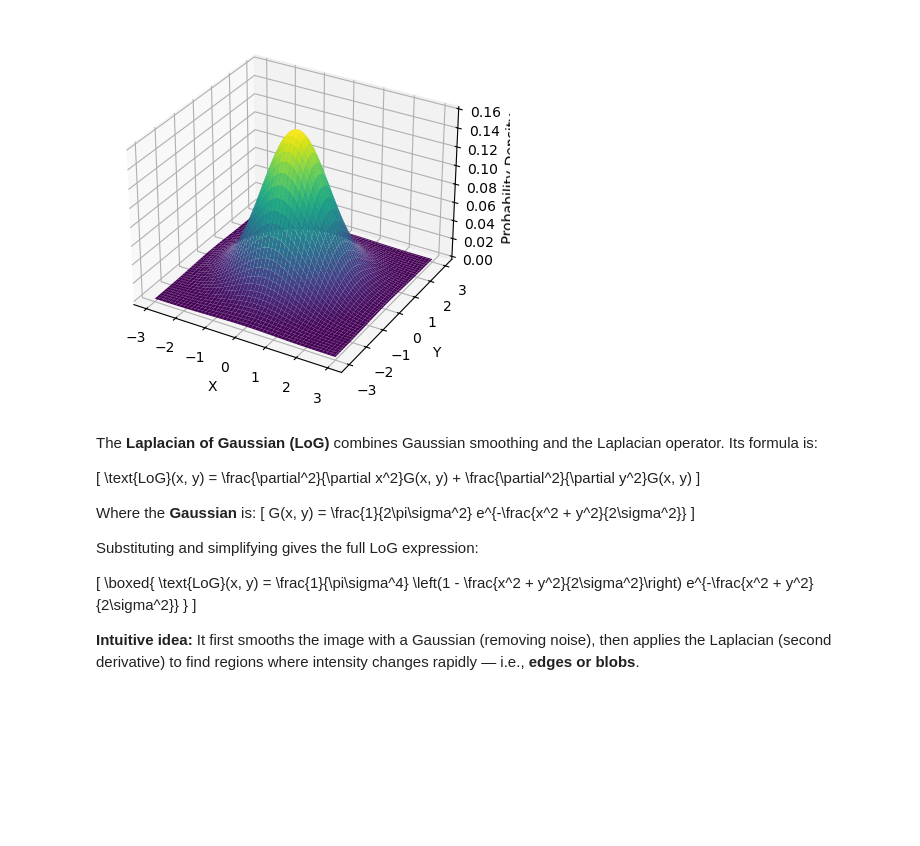
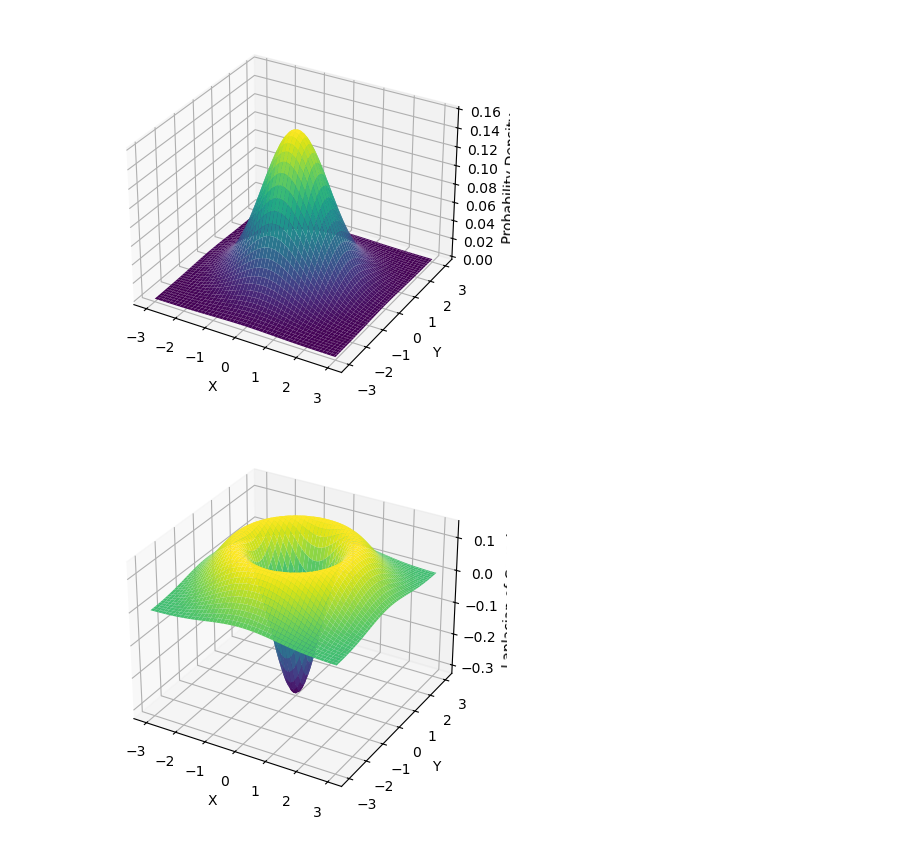
Before and after one commit to praveen2k2/Image_Processing_A, a Jupyter notebook: Assigment_2/assigment2.ipynb, the cells around one changed output. Saved outputs shown, nothing was run; the diff lists cells and outputs as text; code cells hidden in the pictures; blank space fills up the shorter version.

```diff
--- a/Assigment_2/assigment2.ipynb
+++ b/Assigment_2/assigment2.ipynb
@@ -38,52 +38,27 @@ ax.set_zlabel('Probability Density')
 plt.show()
 # %% [output]
 [figure]
-# %% [markdown]
-The **Laplacian of Gaussian (LoG)** combines Gaussian smoothing and the Laplacian operator. Its formula is:
-
-[
-\text{LoG}(x, y) = \frac{\partial^2}{\partial x^2}G(x, y) + \frac{\partial^2}{\partial y^2}G(x, y)
-]
-
-Where the **Gaussian** is:
-[
-G(x, y) = \frac{1}{2\pi\sigma^2} e^{-\frac{x^2 + y^2}{2\sigma^2}}
-]
-
-Substituting and simplifying gives the full LoG expression:
-
-[
-\boxed{
-\text{LoG}(x, y) = \frac{1}{\pi\sigma^4}
-\left(1 - \frac{x^2 + y^2}{2\sigma^2}\right)
-e^{-\frac{x^2 + y^2}{2\sigma^2}}
-}
-]
-
-**Intuitive idea:**
-It first smooths the image with a Gaussian (removing noise), then applies the Laplacian (second derivative) to find regions where intensity changes rapidly — i.e., **edges or blobs**.
 # %%
 import numpy as np
 import matplotlib.pyplot as plt
 from mpl_toolkits.mplot3d import Axes3D
 
-# Parameters
-sigma = 2
-x = np.linspace(10, 10, 6*sigma)
-y = np.linspace(-3*sigma, 3*sigma, 6*sigma)
+# Create grid
+x = np.linspace(-3, 3, 100)
+y = np.linspace(-3, 3, 100)
 X, Y = np.meshgrid(x, y)
 
-# Laplacian of Gaussian formula
-LoG = (1 / (np.pi * sigma**4)) * (1 - ((X**2 + Y**2) / (2 * sigma**2))) * np.exp(-(X**2 + Y**2) / (2 * sigma**2))
+# 2D Laplacian formula (height = probability density)
+LoG = -1/(np.pi) * (1 - (X**2 + Y**2)) * np.exp(-(X**2 + Y**2) / 2)
 
 # Plot
-# fig = plt.figure(figsize=(7, 5))
-# ax = fig.add_subplot(111, projection='3d')
-# ax.plot_surface(X, Y, LoG, cmap='viridis')
+fig = plt.figure()
+ax = fig.add_subplot(111, projection='3d')
+ax.plot_surface(X, Y, LoG, cmap='viridis')
 
-# ax.set_title("Laplacian of Gaussian (LoG)")
-# ax.set_xlabel("X")
-# ax.set_ylabel("Y")
-# ax.set_zlabel("LoG Value")
-
-# plt.show()
+ax.set_xlabel('X')
+ax.set_ylabel('Y')
+ax.set_zlabel('Laplacian of Gaussian')
+plt.show()
+# %% [output]
+[figure, added]
```
Also changed, not shown: parts of 2 cells of this notebook.
